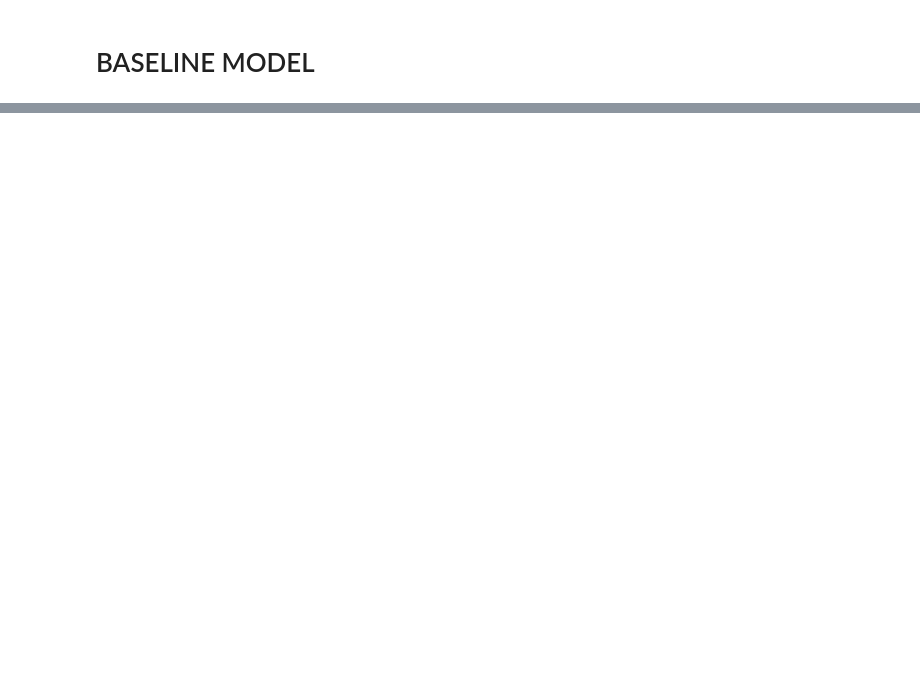
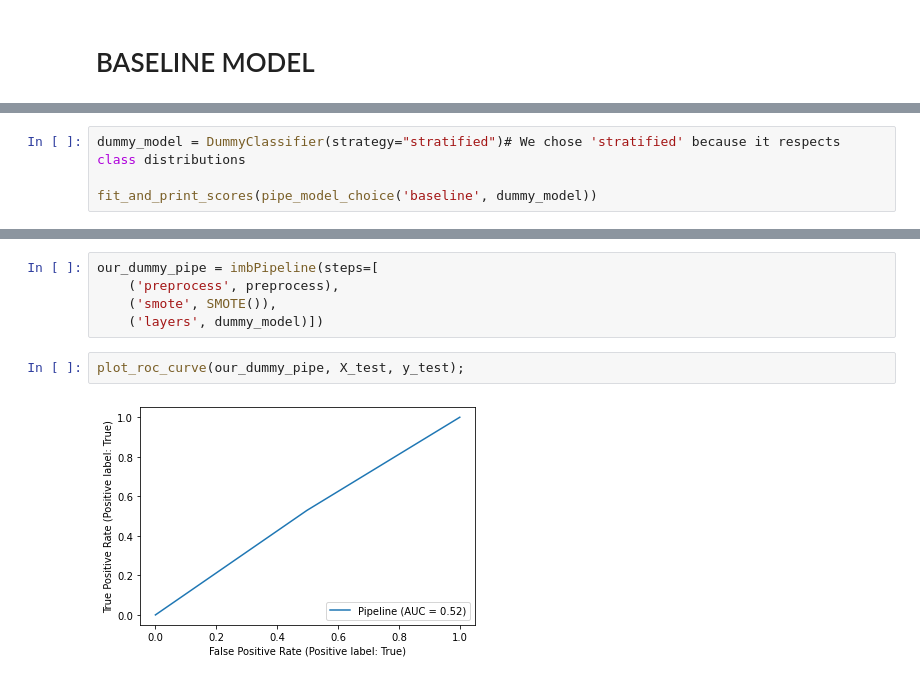
Before and after one commit to pleasecallmejax/Churn-Telecom-Modeling-Projects, a Jupyter notebook: Syriatel_notebook.ipynb, the cells around one changed output, grey strips where cells are left out. Drawn from its saved outputs; the diff is of its cells as text; blank space fills up the shorter version.

```diff
--- a/Syriatel_notebook.ipynb
+++ b/Syriatel_notebook.ipynb
@@ -380,0 +224,4 @@ X_train, X_test, y_train, y_test = train_test_split(X, y, random_state=30, strat
+# %%
+dummy_model = DummyClassifier(strategy="stratified")# We chose 'stratified' because it respects class distributions
+
+fit_and_print_scores(pipe_model_choice('baseline', dummy_model))
@@ -380,0 +632,9 @@ X_train, X_test, y_train, y_test = train_test_split(X, y, random_state=30, strat
+# %%
+our_dummy_pipe = imbPipeline(steps=[
+    ('preprocess', preprocess),
+    ('smote', SMOTE()),
+    ('layers', dummy_model)])
+# %%
+plot_roc_curve(our_dummy_pipe, X_test, y_test);
+# %% [output]
+[figure, added]
```
Also changed, not shown: parts of 94 cells of this notebook.
